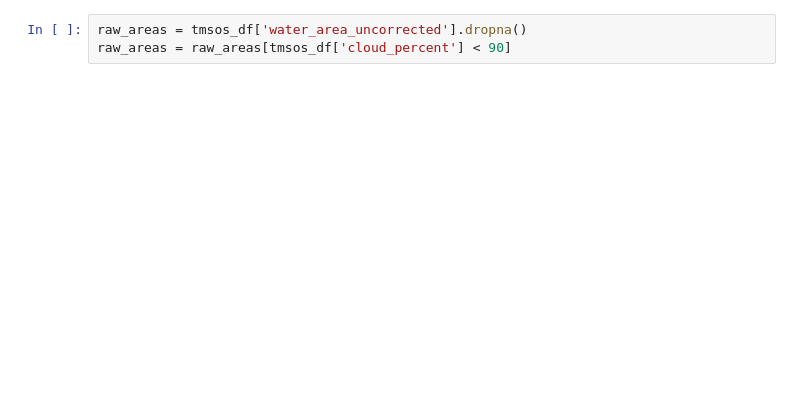
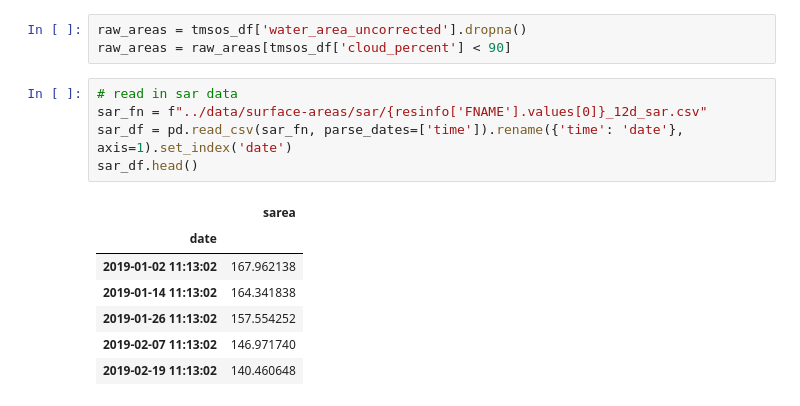
Before and after one commit to pritamd47/cuahsi_data_viz_2022_project, a Jupyter notebook: notebooks/sandbox.ipynb, the cells around one changed output. Drawn from its saved outputs; the diff is of its cells as text; blank space fills up the shorter version.

```diff
--- a/notebooks/sandbox.ipynb
+++ b/notebooks/sandbox.ipynb
@@ -40,4 +47,17 @@ tmsos_df.head()
 # %%
 raw_areas = tmsos_df['water_area_uncorrected'].dropna()
 raw_areas = raw_areas[tmsos_df['cloud_percent'] < 90]
+# %%
+# read in sar data
+sar_fn = f"../data/surface-areas/sar/{resinfo['FNAME'].values[0]}_12d_sar.csv"
+sar_df = pd.read_csv(sar_fn, parse_dates=['time']).rename({'time': 'date'}, axis=1).set_index('date')
+sar_df.head()
+# %% [output]
+|  | sarea |
+| date |  |
+| 2019-01-02 11:13:02 | 167.962138 |
+| 2019-01-14 11:13:02 | 164.341838 |
+| 2019-01-26 11:13:02 | 157.554252 |
+| 2019-02-07 11:13:02 | 146.971740 |
+| 2019-02-19 11:13:02 | 140.460648 |
 # %% [markdown]
```
Also changed, not shown: parts of 7 cells of this notebook.
